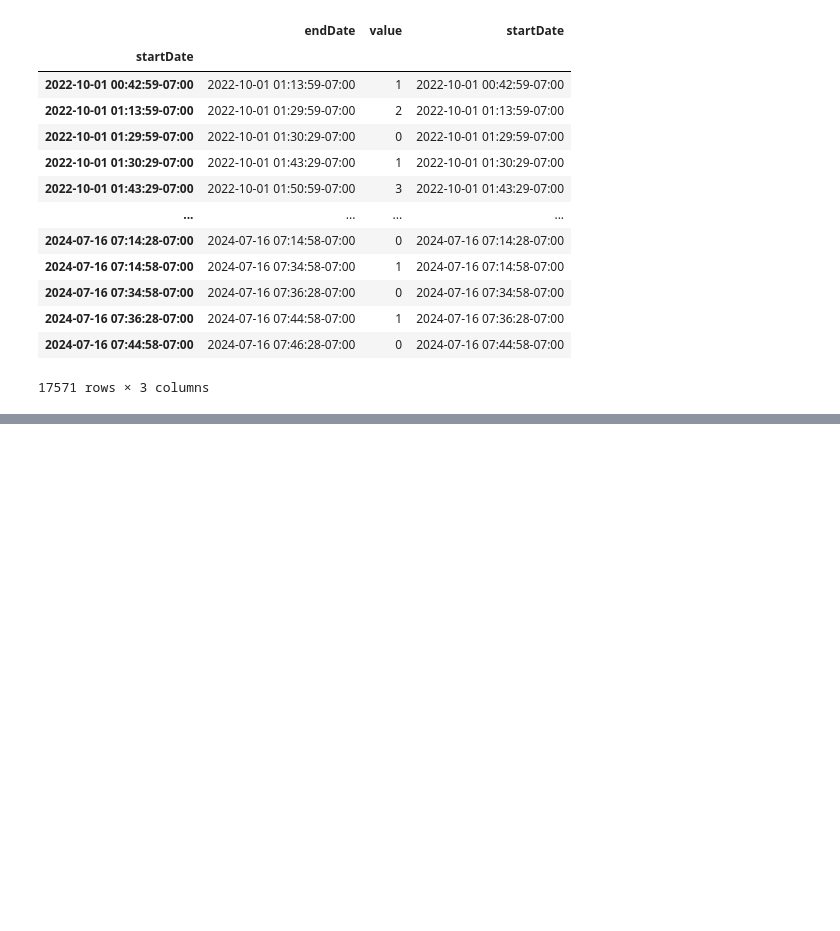
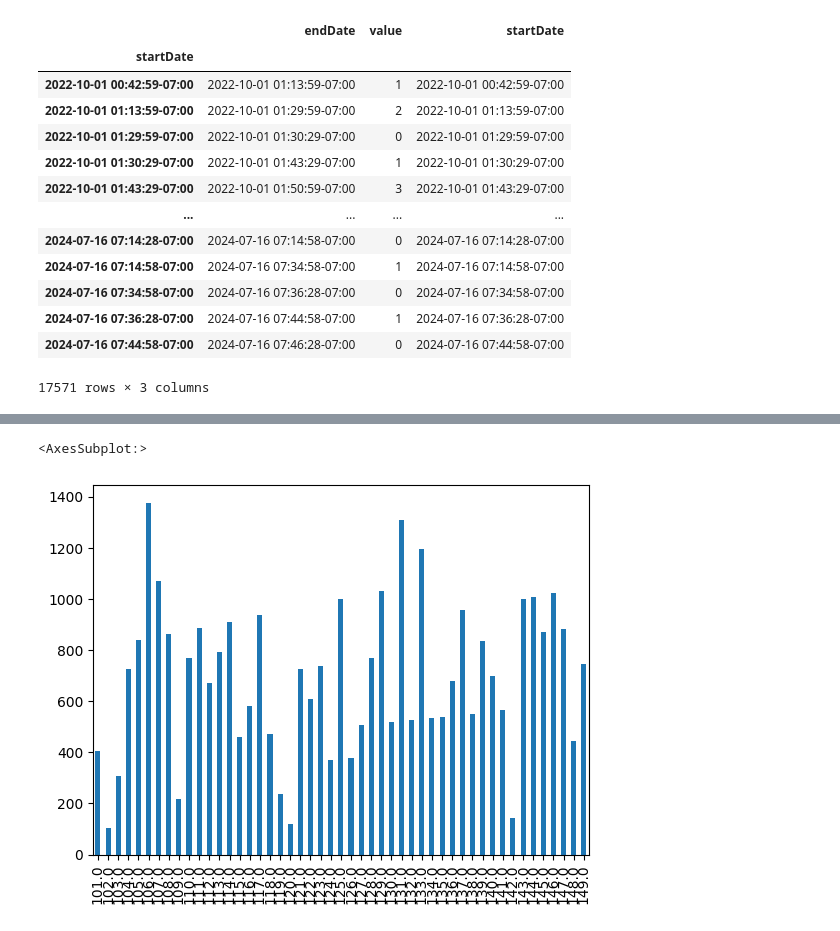
Before and after one commit to AbhikChowdhury6/dataImport, a Jupyter notebook: analyisis/groupingSleeps.ipynb, the cells around one changed output, grey strips where cells are left out. Cells and saved outputs as stored; diff of their text form; code cells hidden in the pictures; blank space fills up the shorter version.

```diff
--- a/analyisis/groupingSleeps.ipynb
+++ b/analyisis/groupingSleeps.ipynb
@@ -93,0 +119,14 @@ hypnoDF[['gStartDate', 'gEndDate']].drop_duplicates()
+# %%
+overallDurationList = (sleepTimes.durationInMin.value_counts().index *
+                       sleepTimes.durationInMin.value_counts().values
+                       ).to_list()
+sleepTimesOverallDurations = pd.Series(index=sleepTimes.durationInMin.value_counts().index,
+                                       data=overallDurationList)
+
+sleepTimesOverallDurations = sleepTimesOverallDurations.sort_index()
+
+sleepTimesOverallDurations[(100 < sleepTimesOverallDurations.index) &
+                           (sleepTimesOverallDurations.index < 150)].plot.bar()
+# %% [output]
+<AxesSubplot:>
+[figure, added]
```
Also changed, not shown: parts of 17 cells of this notebook.
